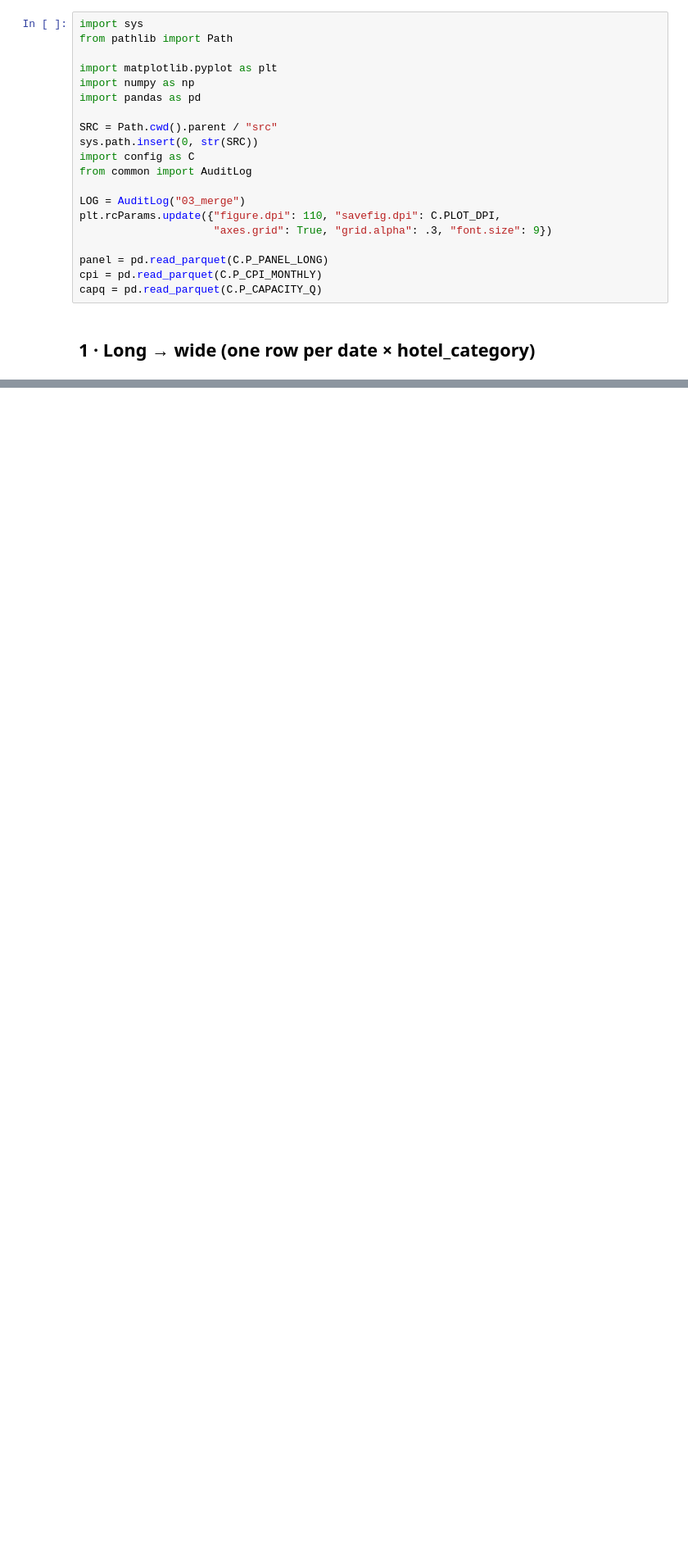
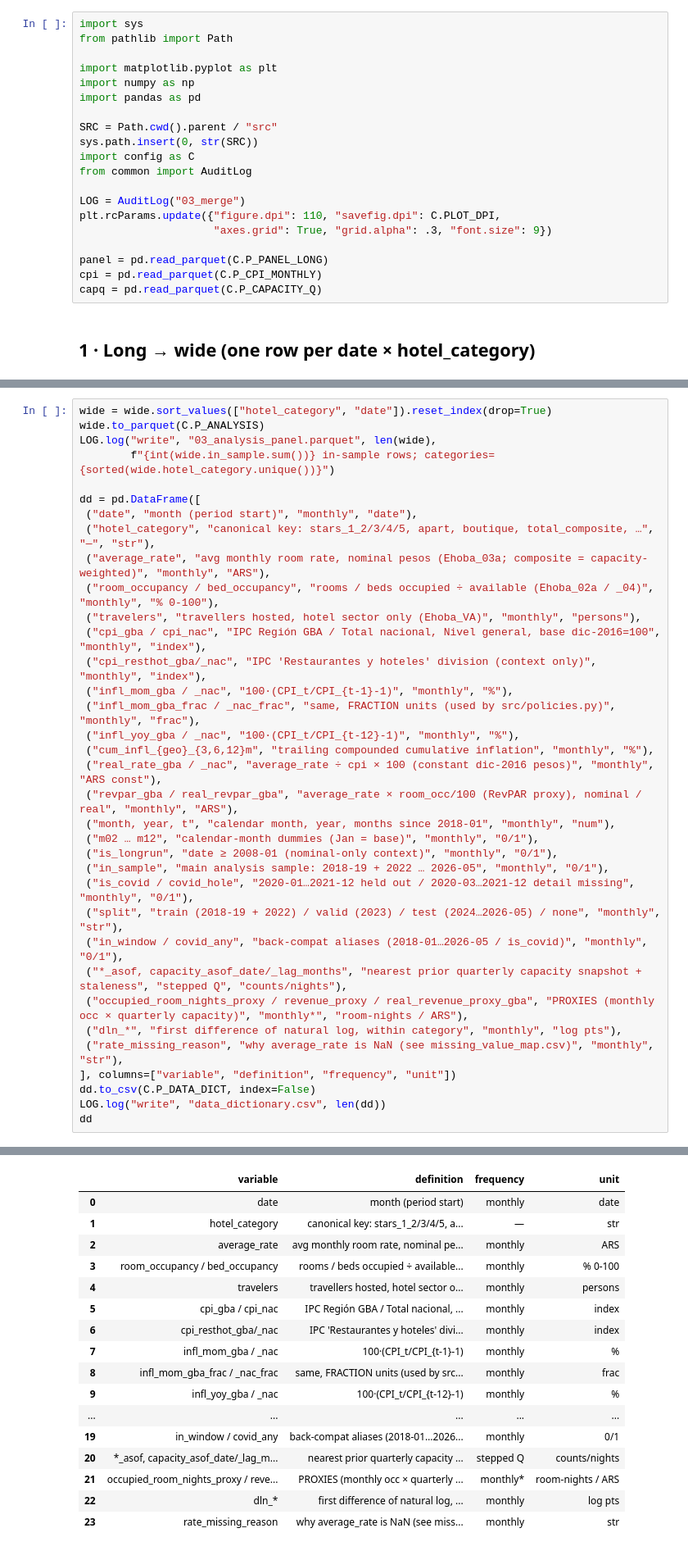
Before and after one commit to jagan010101/argentina-hotels, a Jupyter notebook: notebooks/03_merge_data.ipynb, the cells around one changed output, grey strips where cells are left out. Shown at 82% size. Cells and saved outputs as stored; diff of their text form; blank space fills up the shorter version.

```diff
--- a/notebooks/03_merge_data.ipynb
+++ b/notebooks/03_merge_data.ipynb
@@ -357,0 +218,36 @@ print("03_merge complete — analysis panel + checkpoint diagnostics written.")
+# %%
+wide = wide.sort_values(["hotel_category", "date"]).reset_index(drop=True)
+wide.to_parquet(C.P_ANALYSIS)
+LOG.log("write", "03_analysis_panel.parquet", len(wide),
+        f"{int(wide.in_sample.sum())} in-sample rows; categories={sorted(wide.hotel_category.unique())}")
+
+dd = pd.DataFrame([
+ ("date", "month (period start)", "monthly", "date"),
+ ("hotel_category", "canonical key: stars_1_2/3/4/5, apart, boutique, total_composite, …", "—", "str"),
+ ("average_rate", "avg monthly room rate, nominal pesos (Ehoba_03a; composite = capacity-weighted)", "monthly", "ARS"),
+ ("room_occupancy / bed_occupancy", "rooms / beds occupied ÷ available (Ehoba_02a / _04)", "monthly", "% 0-100"),
+ ("travelers", "travellers hosted, hotel sector only (Ehoba_VA)", "monthly", "persons"),
+ ("cpi_gba / cpi_nac", "IPC Región GBA / Total nacional, Nivel general, base dic-2016=100", "monthly", "index"),
+ ("cpi_resthot_gba/_nac", "IPC 'Restaurantes y hoteles' division (context only)", "monthly", "index"),
+ ("infl_mom_gba / _nac", "100·(CPI_t/CPI_{t-1}-1)", "monthly", "%"),
+ ("infl_mom_gba_frac / _nac_frac", "same, FRACTION units (used by src/policies.py)", "monthly", "frac"),
+ ("infl_yoy_gba / _nac", "100·(CPI_t/CPI_{t-12}-1)", "monthly", "%"),
+ ("cum_infl_{geo}_{3,6,12}m", "trailing compounded cumulative inflation", "monthly", "%"),
+ ("real_rate_gba / _nac", "average_rate ÷ cpi × 100 (constant dic-2016 pesos)", "monthly", "ARS const"),
+ ("revpar_gba / real_revpar_gba", "average_rate × room_occ/100 (RevPAR proxy), nominal / real", "monthly", "ARS"),
+ ("month, year, t", "calendar month, year, months since 2018-01", "monthly", "num"),
+ ("m02 … m12", "calendar-month dummies (Jan = base)", "monthly", "0/1"),
+ ("is_longrun", "date ≥ 2008-01 (nominal-only context)", "monthly", "0/1"),
+ ("in_sample", "main analysis sample: 2018-19 + 2022 … 2026-05", "monthly", "0/1"),
+ ("is_covid / covid_hole", "2020-01…2021-12 held out / 2020-03…2021-12 detail missing", "monthly", "0/1"),
+ ("split", "train (2018-19 + 2022) / valid (2023) / test (2024…2026-05) / none", "monthly", "str"),
+ ("in_window / covid_any", "back-compat aliases (2018-01…2026-05 / is_covid)", "monthly", "0/1"),
+ ("*_asof, capacity_asof_date/_lag_months", "nearest prior quarterly capacity snapshot + staleness", "stepped Q", "counts/nights"),
+ ("occupied_room_nights_proxy / revenue_proxy / real_revenue_proxy_gba", "PROXIES (monthly occ × quarterly capacity)", "monthly*", "room-nights / ARS"),
+ ("dln_*", "first difference of natural log, within category", "monthly", "log pts"),
+ ("rate_missing_reason", "why average_rate is NaN (see missing_value_map.csv)", "monthly", "str"),
+], columns=["variable", "definition", "frequency", "unit"])
+dd.to_csv(C.P_DATA_DICT, index=False)
+LOG.log("write", "data_dictionary.csv", len(dd))
+dd
+# %% [output]
@@ -357,0 +256,17 @@ print("03_merge complete — analysis panel + checkpoint diagnostics written.")
+|  | variable | definition | frequency | unit |
+| 0 | date | month (period start) | monthly | date |
+| 1 | hotel_category | canonical key: stars_1_2/3/4/5, a... | — | str |
+| 2 | average_rate | avg monthly room rate, nominal pe... | monthly | ARS |
+| 3 | room_occupancy / bed_occupancy | rooms / beds occupied ÷ available... | monthly | % 0-100 |
+| 4 | travelers | travellers hosted, hotel sector o... | monthly | persons |
+| 5 | cpi_gba / cpi_nac | IPC Región GBA / Total nacional, ... | monthly | index |
+| 6 | cpi_resthot_gba/_nac | IPC 'Restaurantes y hoteles' divi... | monthly | index |
+| 7 | infl_mom_gba / _nac | 100·(CPI_t/CPI_{t-1}-1) | monthly | % |
+| 8 | infl_mom_gba_frac / _nac_frac | same, FRACTION units (used by src... | monthly | frac |
+| 9 | infl_yoy_gba / _nac | 100·(CPI_t/CPI_{t-12}-1) | monthly | % |
+| ... | ... | ... | ... | ... |
+| 19 | in_window / covid_any | back-compat aliases (2018-01…2026... | monthly | 0/1 |
+| 20 | *_asof, capacity_asof_date/_lag_m... | nearest prior quarterly capacity ... | stepped Q | counts/nights |
+| 21 | occupied_room_nights_proxy / reve... | PROXIES (monthly occ × quarterly ... | monthly* | room-nights / ARS |
+| 22 | dln_* | first difference of natural log, ... | monthly | log pts |
+| 23 | rate_missing_reason | why average_rate is NaN (see miss... | monthly | str |
```
Also changed, not shown: parts of 51 cells of this notebook, 10 other files.
